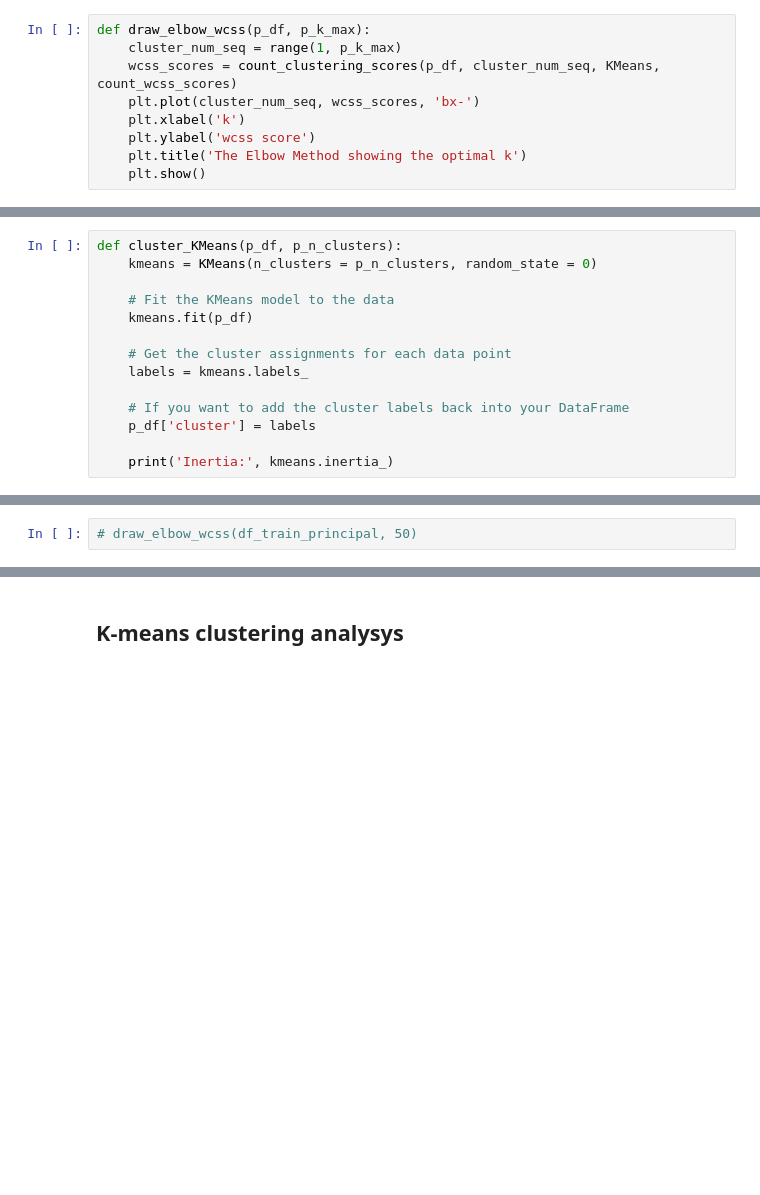
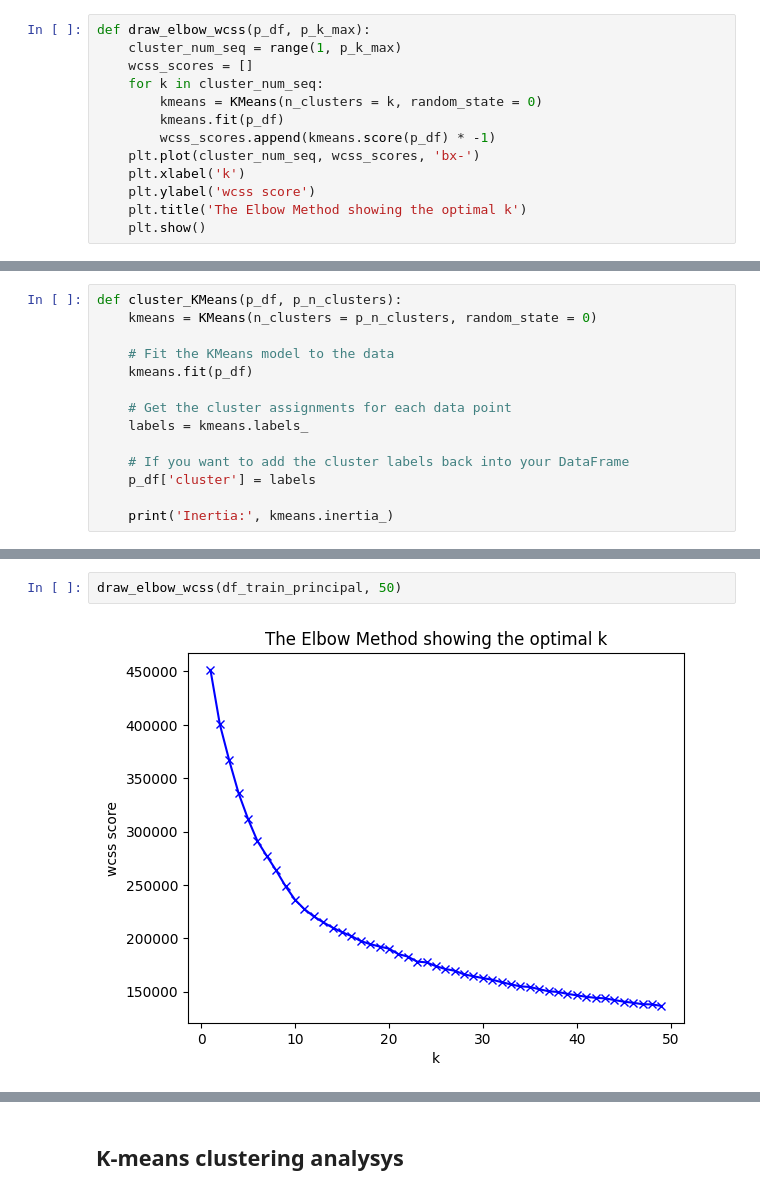
Before and after one commit to wojo501/clustering-ML, a Jupyter notebook: preprocessing.ipynb, the cells around one changed output, grey strips where cells are left out. Drawn from its saved outputs; the diff is of its cells as text; blank space fills up the shorter version.

Commit message:
score plotting fixed

```diff
--- a/preprocessing.ipynb
+++ b/preprocessing.ipynb
@@ -216,7 +216,11 @@ def count_clustering_scores(p_df, p_cluster_num, p_model, p_score_fun):
 # %%
 def draw_elbow_wcss(p_df, p_k_max):
     cluster_num_seq = range(1, p_k_max)
-    wcss_scores = count_clustering_scores(p_df, cluster_num_seq, KMeans, count_wcss_scores)
+    wcss_scores = []
+    for k in cluster_num_seq:
+        kmeans = KMeans(n_clusters = k, random_state = 0)
+        kmeans.fit(p_df)
+        wcss_scores.append(kmeans.score(p_df) * -1)
     plt.plot(cluster_num_seq, wcss_scores, 'bx-')
     plt.xlabel('k')
     plt.ylabel('wcss score')
@@ -253,3 +257,5 @@ Explained variance ratio =  0.8390179347782682
 # %%
-# draw_elbow_wcss(df_train_principal, 50)
+draw_elbow_wcss(df_train_principal, 50)
+# %% [output]
+[figure, added]
 # %%
```
Also changed, not shown: parts of 26 cells of this notebook, 1 other file.
